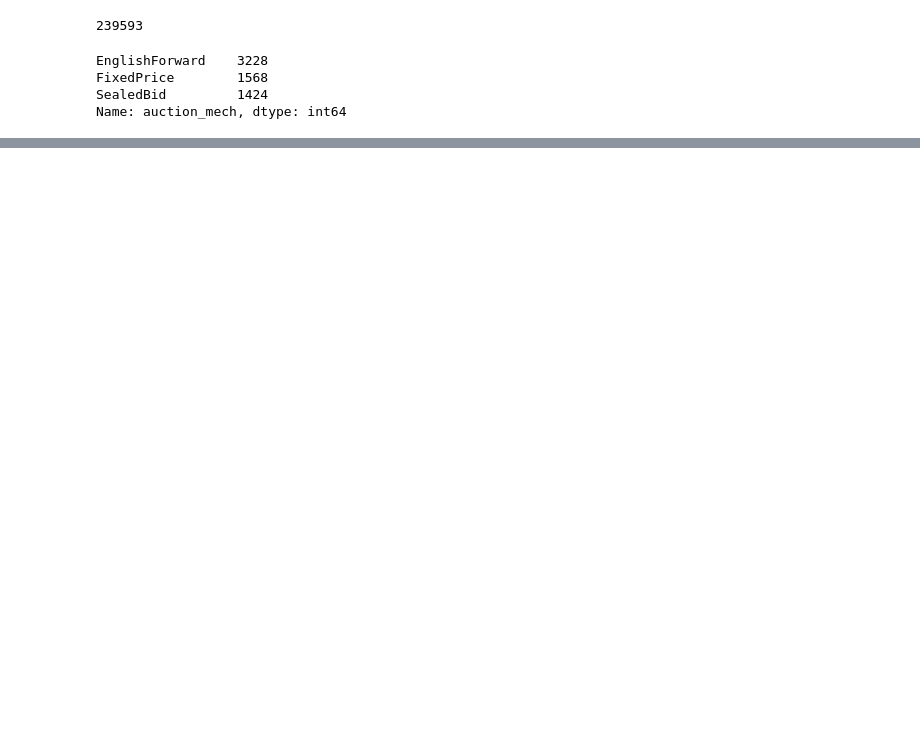
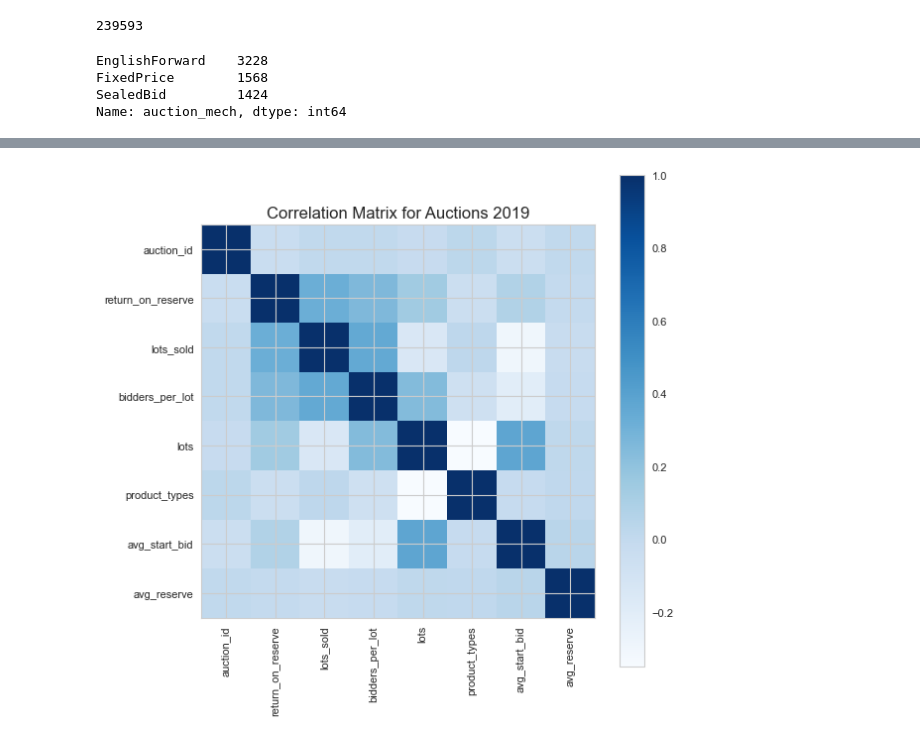
Before and after one commit to TheCiccio/Auctions_2019_Project, a Jupyter notebook: Online auction results in the USA (2019).ipynb, the cells around one changed output, grey strips where cells are left out. Saved outputs shown, nothing was run; the diff lists cells and outputs as text; code cells hidden in the pictures; blank space fills up the shorter version.

```diff
--- a/Online auction results in the USA (2019).ipynb
+++ b/Online auction results in the USA (2019).ipynb
@@ -132,0 +177,12 @@ plt.style.use('seaborn-whitegrid')
+# %%
+corr = data.corr()
+plt.figure(num=None, figsize=(8, 8), dpi=80, facecolor='w', edgecolor='r')
+corrMat = plt.matshow(corr, fignum = 1, cmap=plt.get_cmap('Blues'))
+plt.xticks(range(len(corr.columns)), corr.columns, rotation=90)
+plt.yticks(range(len(corr.columns)), corr.columns)
+plt.gca().xaxis.tick_bottom()
+plt.colorbar(corrMat)
+plt.title('Correlation Matrix for Auctions 2019', fontsize=15)
+plt.show()
+# %% [output]
+[figure, added]
```
Also changed, not shown: parts of 22 cells of this notebook.
